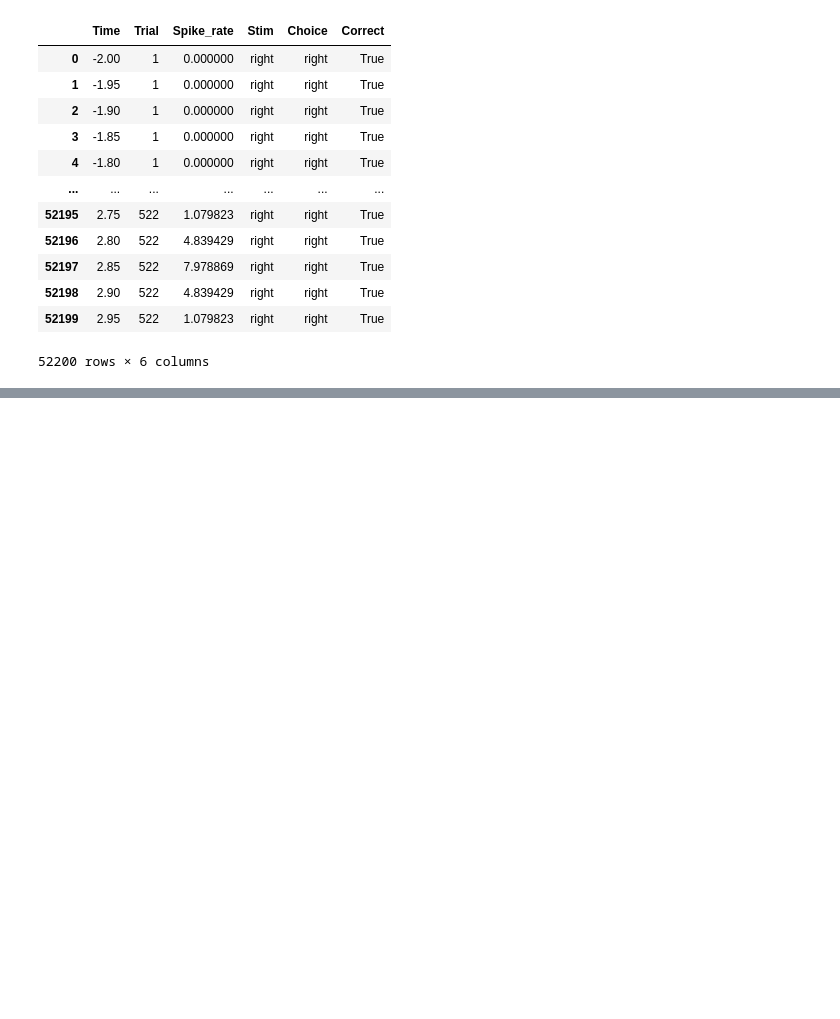
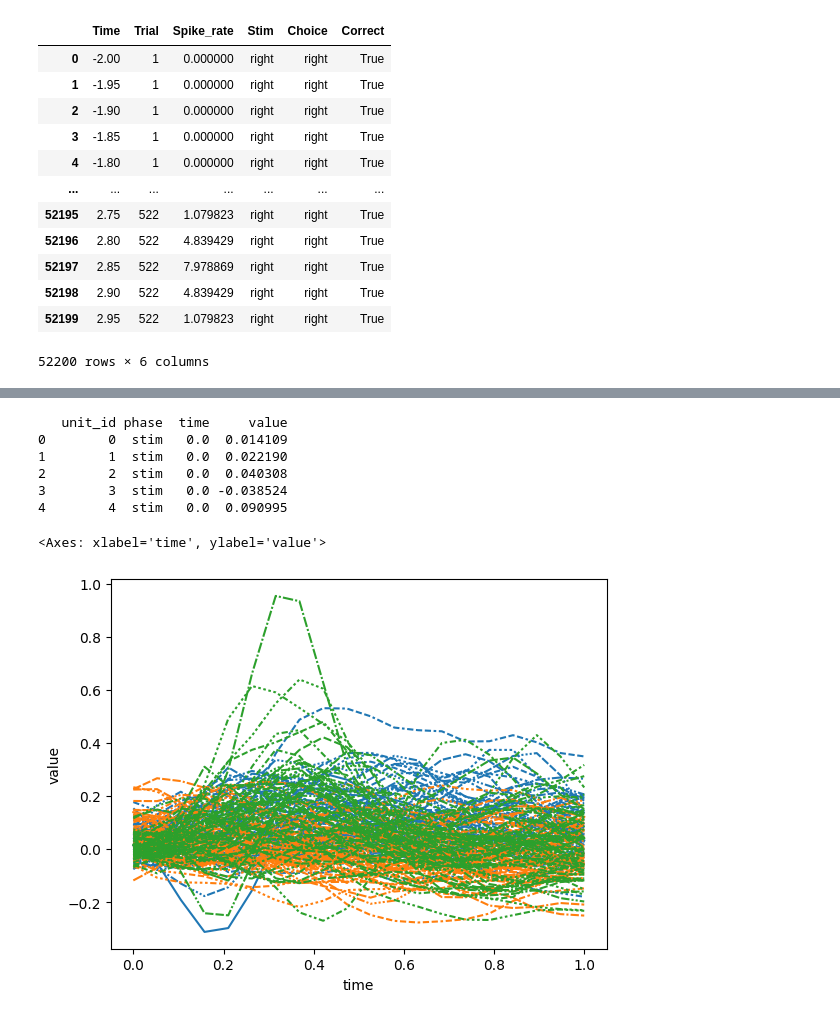
Before and after one commit to NeuralDynamics-Tamagawa/tc2025_shysgmt, a Jupyter notebook: notebook/spike_analysis.ipynb, the cells around one changed output, grey strips where cells are left out. Saved outputs shown, nothing was run; the diff lists cells and outputs as text; code cells hidden in the pictures; blank space fills up the shorter version.

```diff
--- a/notebook/spike_analysis.ipynb
+++ b/notebook/spike_analysis.ipynb
@@ -215,0 +473,64 @@ plt.xlim([-1, 3])
+# %%
+cluster_id = 5
+# Get indices of units belonging to this cluster
+idx = np.where(cluster_labels == cluster_id)[0]
+
+# Select tuning vectors for those units
+cluster_vectors = tunning_vector[idx]
+
+bin_num = 20
+time_points = np.linspace(0, 1, bin_num)
+phase_dfs = []
+phases = ['stim', 'choice', 'outcome']
+
+# Loop through each phase and process the corresponding 20 columns
+for i, phase in enumerate(phases):
+    start = i * bin_num           # e.g., 0, 20, 40
+    end = start + bin_num         # e.g., 20, 40, 60
+
+    # Extract the 20 columns for this phase
+    df_part = pd.DataFrame(cluster_vectors[:, start:end])
+    df_part['unit_id'] = df_part.index  # Add unit ID column
+
+    # Convert to long format: one row per (unit, time bin)
+    df_long = df_part.melt(id_vars='unit_id', var_name='bin', value_name='value')
+
+    # Assign time values to each bin (bin is 0–19 repeated for each unit)
+    df_long['time'] = df_long['bin'].astype(int).map(dict(enumerate(time_points)))
+
+    # Add the phase label (stim, button, reward)
+    df_long['phase'] = phase
+
+    # Reorder columns for clarity
+    df_long = df_long[['unit_id', 'phase', 'time', 'value']]
+
+    # Store for later merging
+    phase_dfs.append(df_long)
+
+# Combine all three phases into one DataFrame
+df_all_long = pd.concat(phase_dfs, ignore_index=True)
+
+# Preview the final result
+print(df_all_long.head())
+
+
+# 表示
+sns.lineplot(
+    data=df_all_long,
+    x='time',
+    y='value',
+    hue='phase',
+    style='unit_id',
+    estimator=np.mean,
+    errorbar='se',
+    legend=False
+)
+# %% [output]
+   unit_id phase  time     value
+0        0  stim   0.0  0.014109
+1        1  stim   0.0  0.022190
+2        2  stim   0.0  0.040308
+3        3  stim   0.0 -0.038524
+4        4  stim   0.0  0.090995
+<Axes: xlabel='time', ylabel='value'>
+[figure, added]
```
Also changed, not shown: parts of 11 cells of this notebook, 4 other files.
